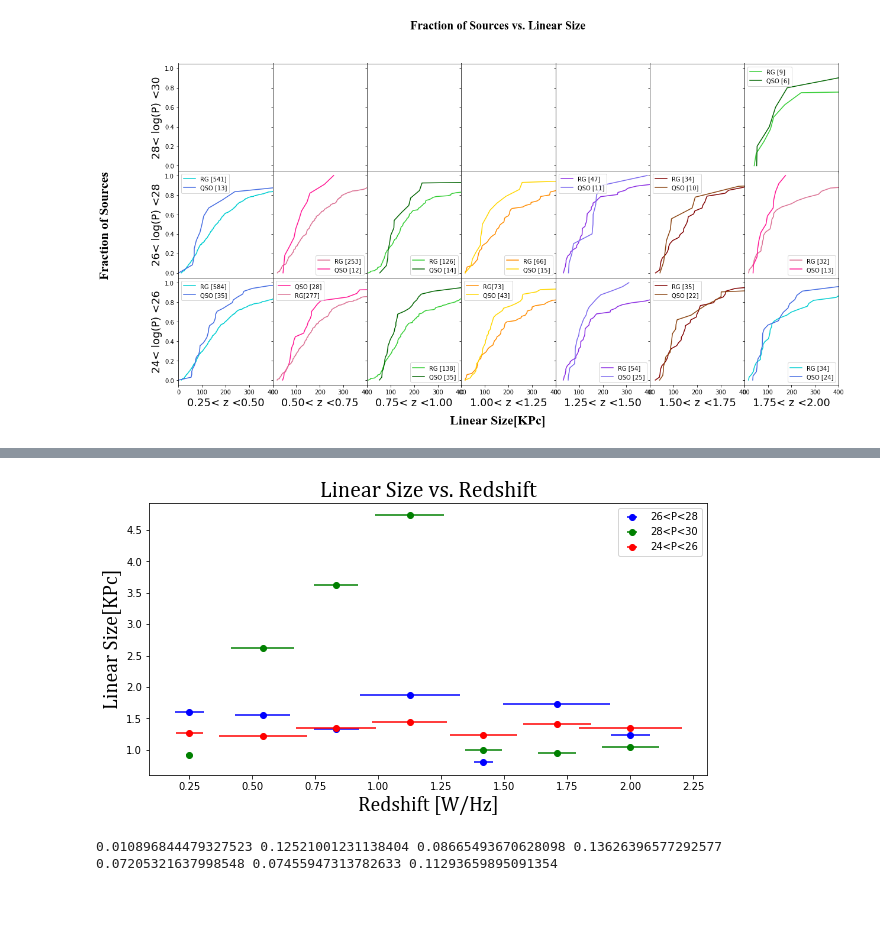
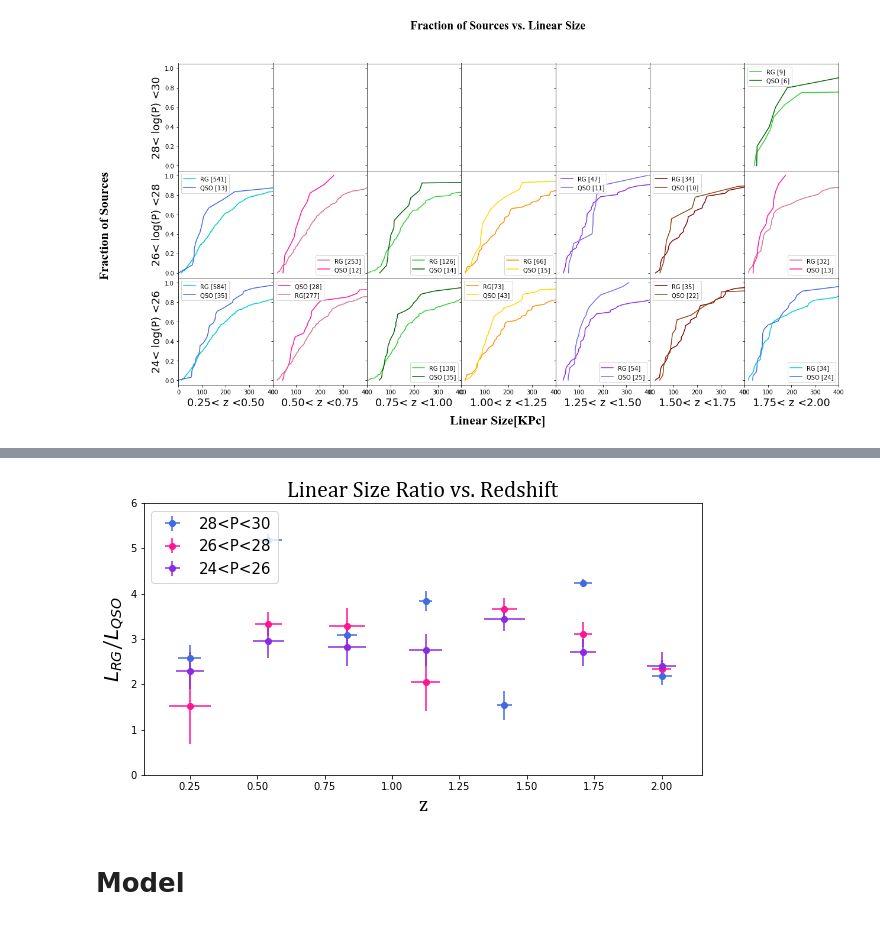
Before and after one commit to gfabj/Oxford-Research, a Jupyter notebook: Python/Linear_Size.ipynb, the cells around one changed output, grey strips where cells are left out. Saved outputs shown, nothing was run; the diff lists cells and outputs as text; code cells hidden in the pictures.

```diff
--- a/Python/Linear_Size.ipynb
+++ b/Python/Linear_Size.ipynb
@@ -554,0 +531,18 @@ plt.show()
+# %%
+P24_26 = array([2.299032692454812,2.9595322142956837,2.822576211613008,2.7531500312753763,3.4435544420169513,2.7006959087860984,2.405500084280049]) ##Linear Size ratio based on power
+P26_28 = array([1.5084271755973002,3.326856251170076,3.29053241300456,2.049278434665538,3.6660200475989457,3.1005859425569073,2.3361409130814152])
+P28_30 = array([2.587299213909969,5.194048188775083,3.0931154778665952,3.8345326268171935,1.5367708341779882,4.2302856664015245,2.1899026373939017])
+Ratio = np.concatenate([P24_26,P26_28])
+# %%
+e_bin2 = array([0.8217870751301455,0.6684865601474816,0.69359184904357203,0.637645970956124,0.23854910235395194,0.27279194140417590,0.20772521139221312])
+e_bin1 = array([0.6141338477597234,0.78333691826900035,0.1099267989891175,0.3583580447254293,0.2626501019992499,0.30470389129737196,0.3080147983995911])
+e_bin3 = array([0.2738285822896093,0.11295990884564583,0.0,0.22855112645496847,0.3205312034025096,0.09327105420995006,0.20443823385281237])
+
+
+e_P_bin1 = array([0.0523877382278442,0.05834999680519104,0.07079994678497314,0.061282992362976074,0.0746999979019165,0.04745000600814819,0.05479997396469116])
+e_P_bin2 = array([0.07676687836647034,0.04929998517036438,0.06816157698631287,0.05299997329711914,0.04670000076293945,0.03450000286102295,0.03641593456268310])
+e_P_bin3 = array([0.043108411133479585,0.0505642768002927,0.037449397693023556,0.02505806274753475,0.0285391943460251,0.03279951292412733,0.036651184377073953])
+redshift = array([0.36495,0.61885,0.8606499942779541,1.1115499999999998,1.4065,1.634499967098236,1.8884,0.3639,0.6163000000000001,0.8627499942779542,1.1200000047683716,1.4067,1.600000023841858,1.8888,0.35760000000000003,0.62665,0.8561,1.1089999675750732,1.3939999711990356,1.593100029563904,1.9647],dtype=float)
+
+e_bin_tot = np.concatenate((e_bin1,e_bin2,e_bin3),axis=0)
+e_P_tot= np.concatenate((e_P_bin1,e_P_bin2,e_P_bin3),axis=0)
@@ -555,24 +576,19 @@ plt.show()
 # %%
 
 
 f = plt.figure(figsize=(10,5))
-plt.errorbar(rangesz,P26_28,xerr=e_bin2,c = 'blue',fmt='o',label = '26<P<28')
-plt.errorbar(rangesz,P28_30,xerr=e_bin3,c = 'green',fmt='o',label = '28<P<30')
-plt.ylabel('Linear Size[KPc]', fontsize = 20,**bsfont)
-plt.xlabel('Redshift [W/Hz]', fontsize=20,**bsfont)
-plt.errorbar(rangesz,P24_26, xerr=e_bin1, fmt='o',c='red',label = '24<P<26')
-plt.title('Linear Size vs. Redshift',fontsize=22,**bsfont)
-plt.legend()
+
+plt.errorbar(rangesz,P28_30,xerr=e_P_bin3,yerr=e_bin3,c = 'royalblue',fmt='o',label = '28<P<30')
+plt.errorbar(rangesz,P26_28,xerr=e_P_bin2,yerr=e_bin2,c = 'deeppink',fmt='o',label = '26<P<28')
+plt.errorbar(rangesz,P24_26, xerr=e_P_bin1,yerr=e_bin1, fmt='o',c='blueviolet',label = '24<P<26')
+plt.ylabel('$L_{RG}$/$L_{QSO}$', fontsize = 20,**bsfont)
+plt.xlabel('z', fontsize=20,**bsfont)
+plt.title('Linear Size Ratio vs. Redshift',fontsize=22,**bsfont)
+plt.legend(loc=2, prop={'size': 15},markerscale=1)
+plt.ylim(0,6)
+plt.savefig('L vs. z.png')
 plt.show()
 # %% [output]
-[figure, old version]
+[figure, new version]
-# %%
-print(robust.mad(Square(bin3_rg,Z_rg3,0.25,0.50)[:4,]/Square(bin3_qso,Z_qso3,0.25,0.50),axis=0),
-     robust.mad(Square(bin3_rg,Z_rg3,0.50,0.75)[:4,]/Square(bin3_qso,Z_qso3,0.50,0.75),axis=0),
-     robust.mad(Square(bin3_rg,Z_rg3,0.75,1.00)[:4,]/Square(bin3_qso,Z_qso3,0.75,1.00),axis=0),
-     robust.mad(Square(bin3_rg,Z_rg3,1.00,1.25)[:4,]/Square(bin3_qso,Z_qso3,1.00,1.25),axis=0),
-     robust.mad(Square(bin3_rg,Z_rg3,1.25,1.50)[:3,]/Square(bin3_qso,Z_qso3,1.25,1.50),axis=0),
-     robust.mad(Square(bin3_rg,Z_rg3,1.5,1.75)[:4,]/Square(bin3_qso,Z_qso3,1.5,1.75),axis=0),
-     robust.mad(Square(bin3_rg,Z_rg3,1.75,2.00)[:6,]/Square(bin3_qso,Z_qso3,1.75,2.00),axis=0))
-# %% [output]
-0.010896844479327523 0.12521001231138404 0.08665493670628098 0.13626396577292577 0.07205321637998548 0.07455947313782633 0.11293659895091354
+# %% [markdown]
+# Model
```
Also changed, not shown: parts of 18 cells of this notebook, 1 other file.
